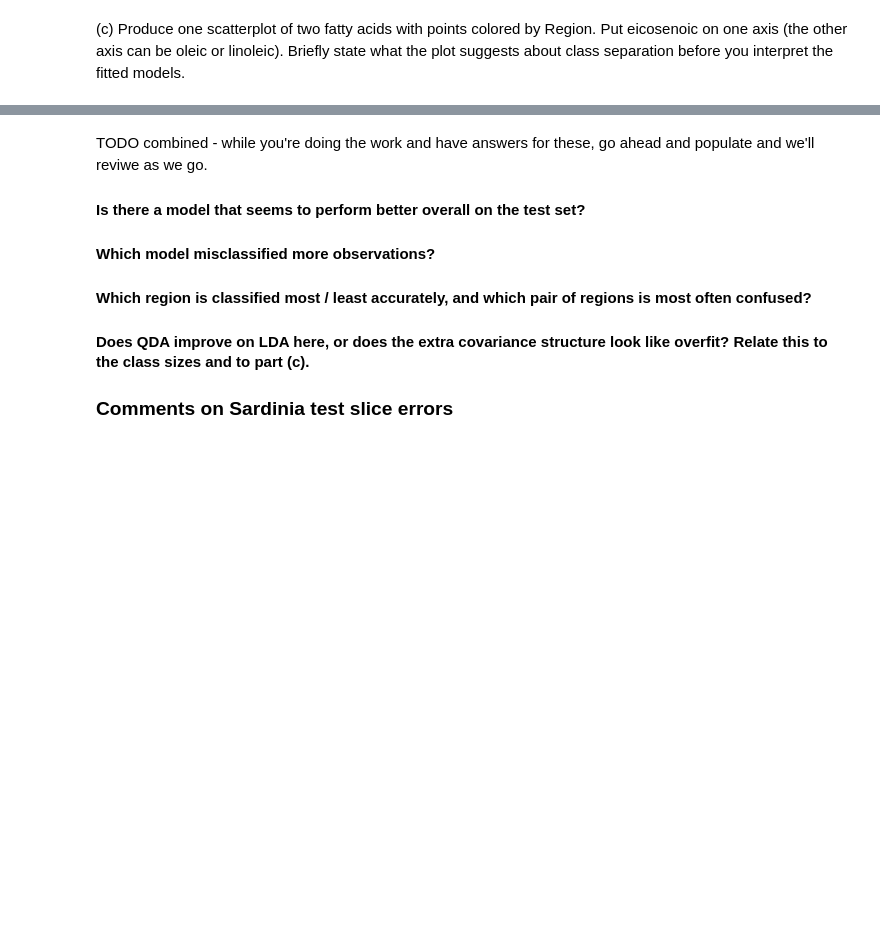
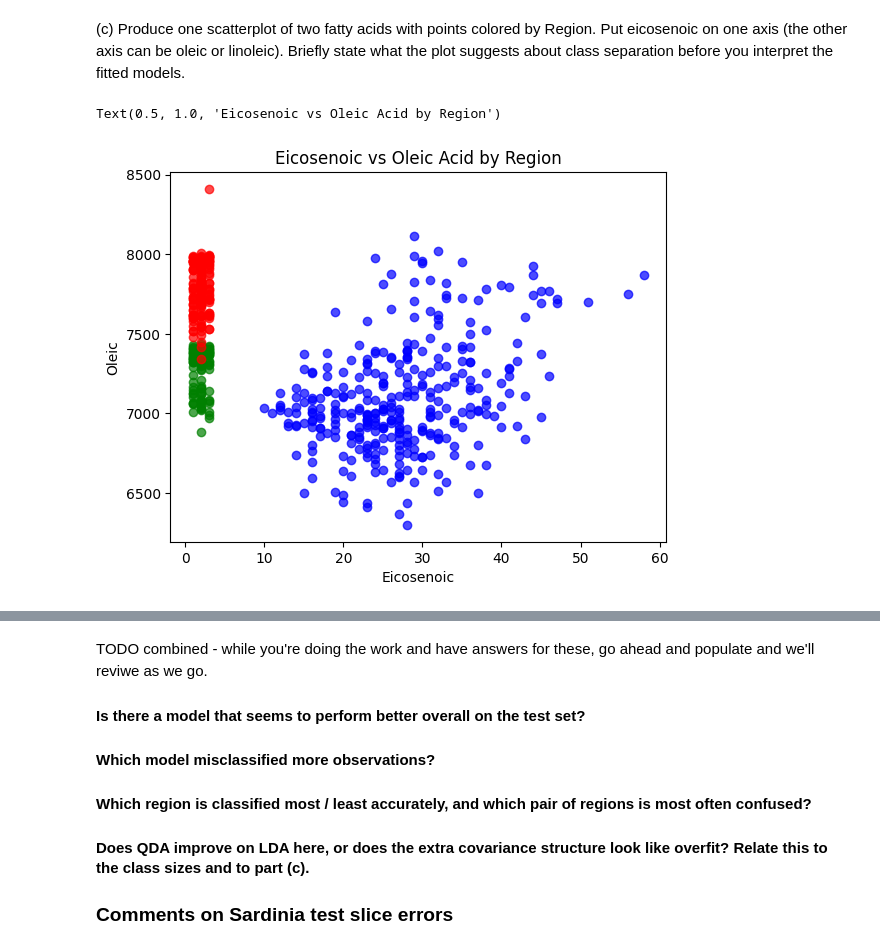
Before and after one commit to uiuc-msynowiec/cs598_psl, a Jupyter notebook: CodingAssignments/CA4/CS598_PSL_CA_4.ipynb, the cells around one changed output, grey strips where cells are left out. Drawn from its saved outputs; the diff is of its cells as text; code cells hidden in the pictures; blank space fills up the shorter version.

Commit message:
add CA4 scatterplot step.

```diff
--- a/CodingAssignments/CA4/CS598_PSL_CA_4.ipynb
+++ b/CodingAssignments/CA4/CS598_PSL_CA_4.ipynb
@@ -142,4 +110,14 @@ QDA test confusion matrix (rows = true, columns = predicted):
 # %% [markdown]
 (c) Produce one scatterplot of two fatty acids with points colored by Region. Put eicosenoic on one axis (the other axis can be oleic or linoleic). Briefly state what the plot suggests about class separation before you interpret the fitted models.
 # %%
-# TODO Mark
+import matplotlib.pyplot as plot
+
+plot.scatter(df[df["Region"] == "South"]["eicosenoic"], df[df["Region"] == "South"]["oleic"], color="blue", alpha=0.7)
+plot.scatter(df[df["Region"] == "Sardinia"]["eicosenoic"], df[df["Region"] == "Sardinia"]["oleic"], color="green", alpha=0.7)
+plot.scatter(df[df["Region"] == "North"]["eicosenoic"], df[df["Region"] == "North"]["oleic"], color="red", alpha=0.7)
+plot.xlabel("Eicosenoic")
+plot.ylabel("Oleic")
+plot.title("Eicosenoic vs Oleic Acid by Region")
+# %% [output]
+Text(0.5, 1.0, 'Eicosenoic vs Oleic Acid by Region')
+[figure, added]
```
Also changed, not shown: parts of 5 cells of this notebook.
